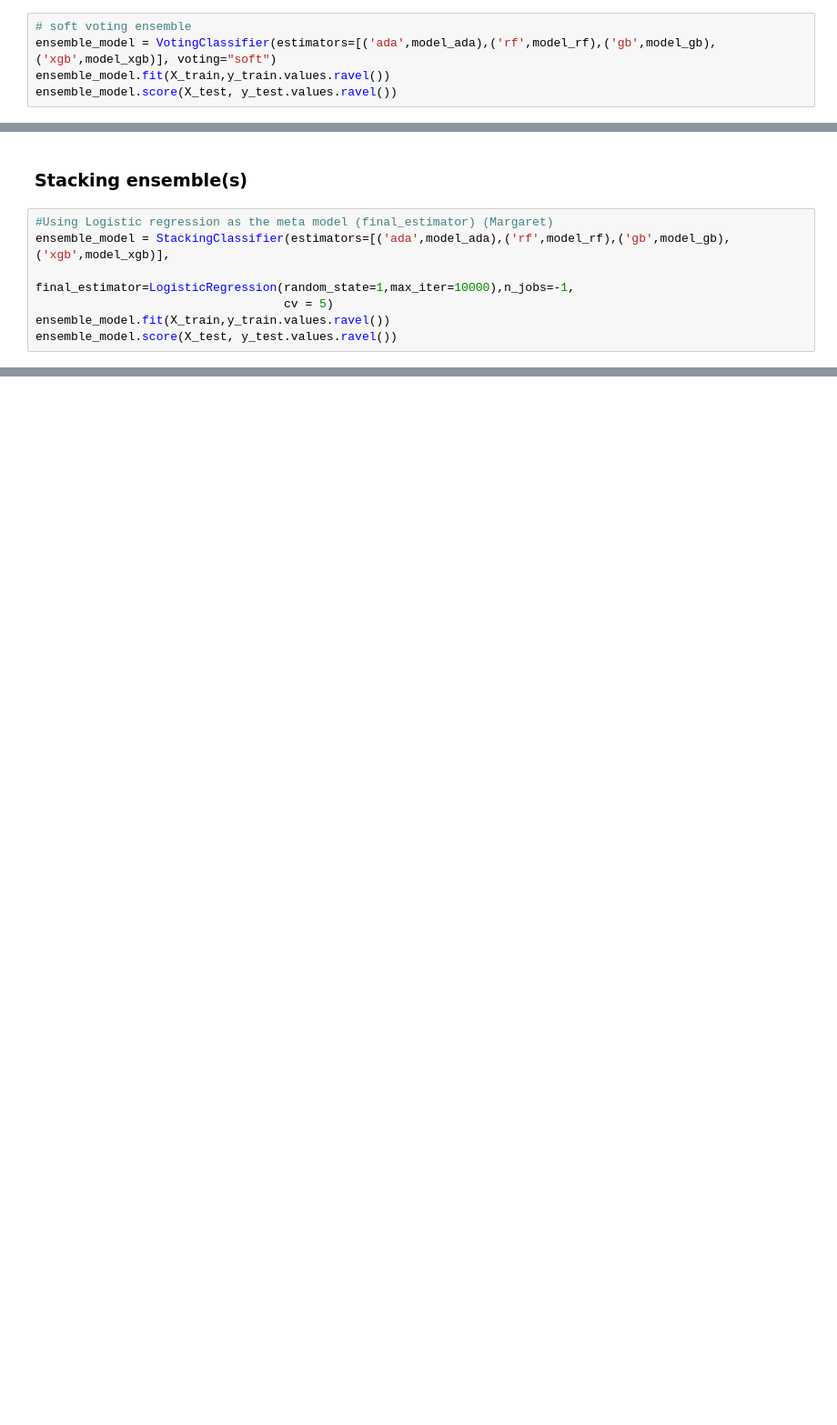
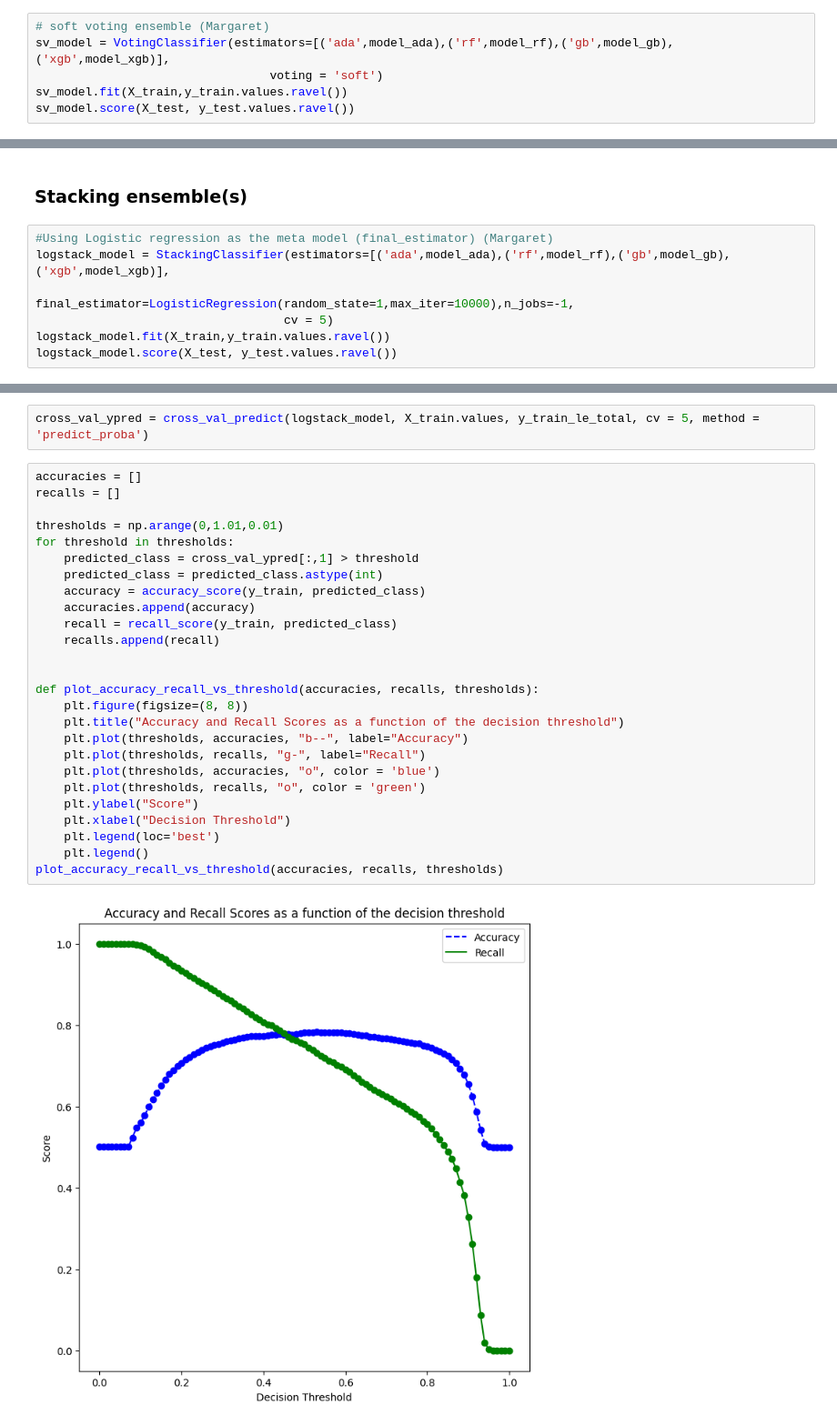
Before and after one commit to STShark00/Team-Meat, a Jupyter notebook: Project Code Template.ipynb, the cells around one changed output, grey strips where cells are left out. Shown at 91% size. Cells and saved outputs as stored; diff of their text form; blank space fills up the shorter version.

```diff
--- a/Project Code Template.ipynb
+++ b/Project Code Template.ipynb
@@ -734,5 +784,6 @@ NameError: name 'model_rf' is not defined
-# %%
-# soft voting ensemble
-ensemble_model = VotingClassifier(estimators=[('ada',model_ada),('rf',model_rf),('gb',model_gb),('xgb',model_xgb)], voting="soft")
-ensemble_model.fit(X_train,y_train.values.ravel())
-ensemble_model.score(X_test, y_test.values.ravel())
+# %%
+# soft voting ensemble (Margaret)
+sv_model = VotingClassifier(estimators=[('ada',model_ada),('rf',model_rf),('gb',model_gb),('xgb',model_xgb)],
+                                 voting = 'soft')
+sv_model.fit(X_train,y_train.values.ravel())
+sv_model.score(X_test, y_test.values.ravel())
@@ -740,8 +793,8 @@ ensemble_model.score(X_test, y_test.values.ravel())
 ### Stacking ensemble(s)
 # %%
 #Using Logistic regression as the meta model (final_estimator) (Margaret)
-ensemble_model = StackingClassifier(estimators=[('ada',model_ada),('rf',model_rf),('gb',model_gb),('xgb',model_xgb)],
+logstack_model = StackingClassifier(estimators=[('ada',model_ada),('rf',model_rf),('gb',model_gb),('xgb',model_xgb)],
                                    final_estimator=LogisticRegression(random_state=1,max_iter=10000),n_jobs=-1,
                                    cv = 5)
-ensemble_model.fit(X_train,y_train.values.ravel())
-ensemble_model.score(X_test, y_test.values.ravel())
+logstack_model.fit(X_train,y_train.values.ravel())
+logstack_model.score(X_test, y_test.values.ravel())
@@ -747,0 +803,30 @@ ensemble_model.score(X_test, y_test.values.ravel())
+# %%
+cross_val_ypred = cross_val_predict(logstack_model, X_train.values, y_train_le_total, cv = 5, method = 'predict_proba')
+# %%
+accuracies = []
+recalls = []
+
+thresholds = np.arange(0,1.01,0.01)
+for threshold in thresholds:
+    predicted_class = cross_val_ypred[:,1] > threshold
+    predicted_class = predicted_class.astype(int)
+    accuracy = accuracy_score(y_train, predicted_class)
+    accuracies.append(accuracy)
+    recall = recall_score(y_train, predicted_class)
+    recalls.append(recall)
+
+
+def plot_accuracy_recall_vs_threshold(accuracies, recalls, thresholds):
+    plt.figure(figsize=(8, 8))
+    plt.title("Accuracy and Recall Scores as a function of the decision threshold")
+    plt.plot(thresholds, accuracies, "b--", label="Accuracy")
+    plt.plot(thresholds, recalls, "g-", label="Recall")
+    plt.plot(thresholds, accuracies, "o", color = 'blue')
+    plt.plot(thresholds, recalls, "o", color = 'green')
+    plt.ylabel("Score")
+    plt.xlabel("Decision Threshold")
+    plt.legend(loc='best')
+    plt.legend()
+plot_accuracy_recall_vs_threshold(accuracies, recalls, thresholds)
+# %% [output]
+[figure, added]
```
Also changed, not shown: parts of 64 cells of this notebook.
